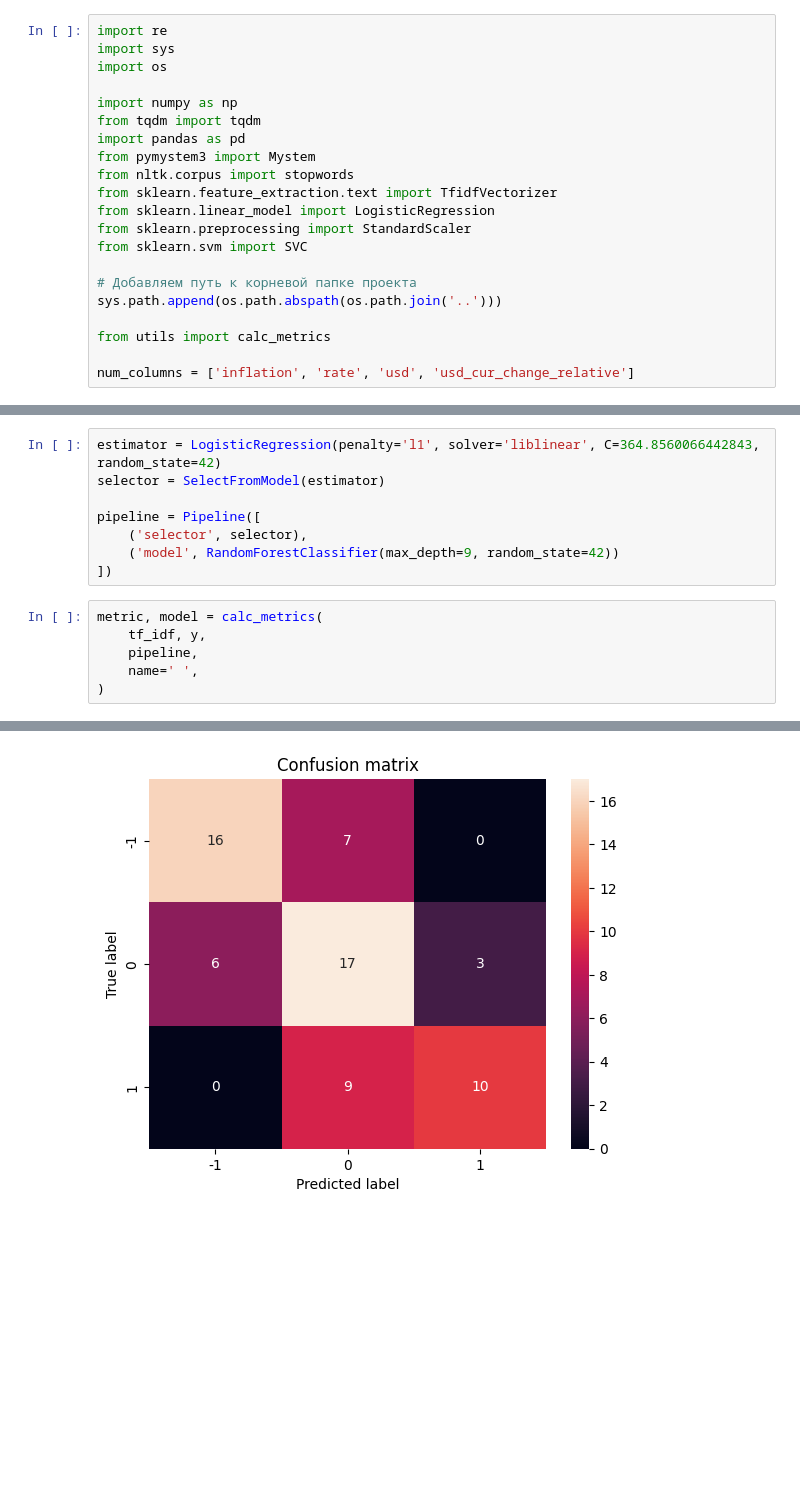
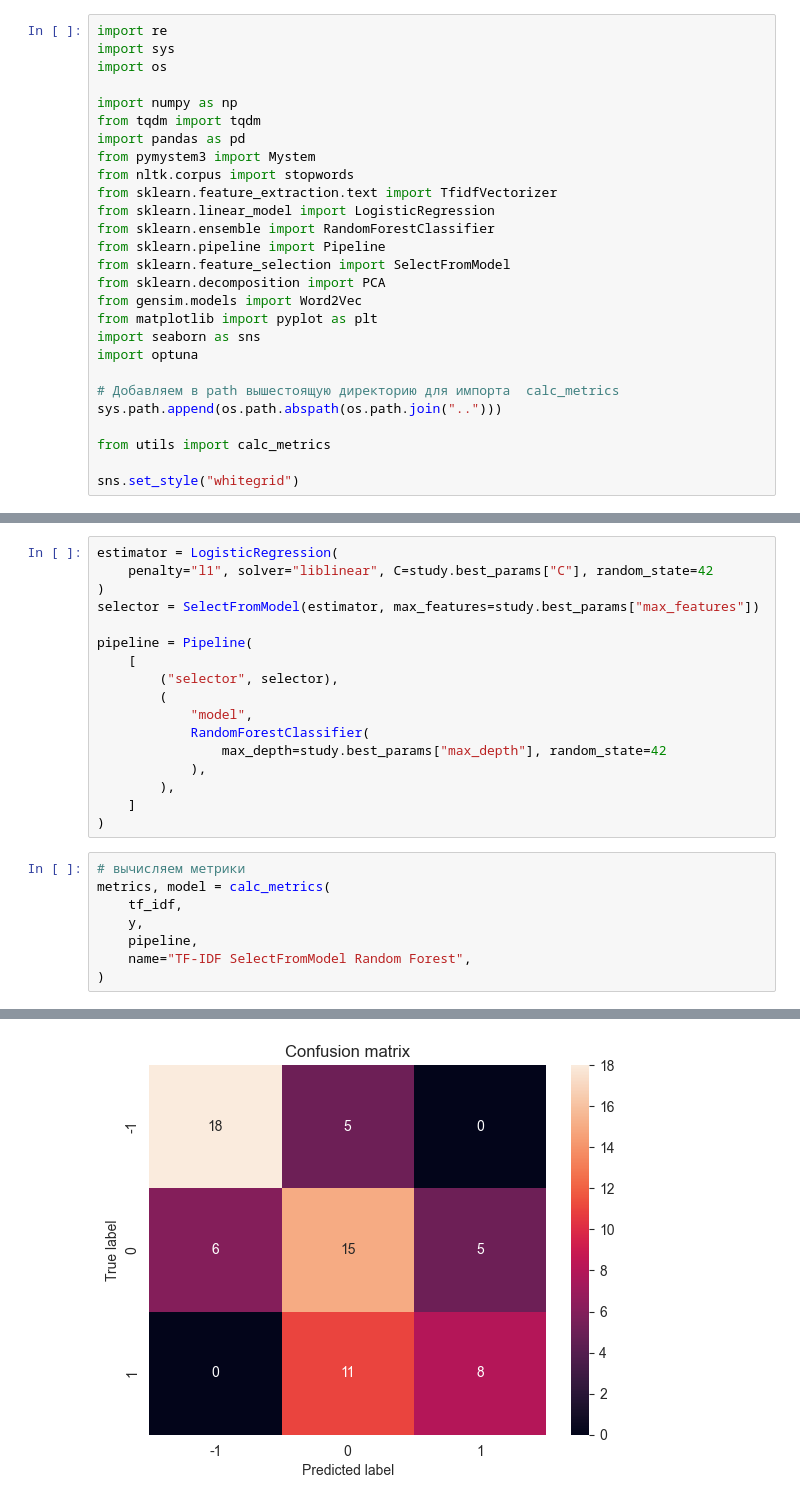
Before and after one commit to ai24-team-15/cbr-press-release-classifier, a Jupyter notebook: ml/non_linear_models/random_forest.ipynb, the cells around one changed output, grey strips where cells are left out. Cells and saved outputs as stored; diff of their text form; blank space fills up the shorter version.

```diff
--- a/ml/non_linear_models/random_forest.ipynb
+++ b/ml/non_linear_models/random_forest.ipynb
@@ -10,12 +12,18 @@ from pymystem3 import Mystem
 from nltk.corpus import stopwords
 from sklearn.feature_extraction.text import TfidfVectorizer
 from sklearn.linear_model import LogisticRegression
-from sklearn.preprocessing import StandardScaler
-from sklearn.svm import SVC
+from sklearn.ensemble import RandomForestClassifier
+from sklearn.pipeline import Pipeline
+from sklearn.feature_selection import SelectFromModel
+from sklearn.decomposition import PCA
+from gensim.models import Word2Vec
+from matplotlib import pyplot as plt
+import seaborn as sns
+import optuna
 
-# Добавляем путь к корневой папке проекта
-sys.path.append(os.path.abspath(os.path.join('..')))
+# Добавляем в path вышестоящую директорию для импорта  calc_metrics
+sys.path.append(os.path.abspath(os.path.join("..")))
 
 from utils import calc_metrics
 
-num_columns = ['inflation', 'rate', 'usd', 'usd_cur_change_relative']
+sns.set_style("whitegrid")
@@ -81,16 +129,27 @@ study.best_params
 # %%
-estimator = LogisticRegression(penalty='l1', solver='liblinear', C=364.8560066442843, random_state=42)
-selector = SelectFromModel(estimator)
+estimator = LogisticRegression(
+    penalty="l1", solver="liblinear", C=study.best_params["C"], random_state=42
+)
+selector = SelectFromModel(estimator, max_features=study.best_params["max_features"])
 
-pipeline = Pipeline([
-    ('selector', selector),
-    ('model', RandomForestClassifier(max_depth=9, random_state=42))
-])
+pipeline = Pipeline(
+    [
+        ("selector", selector),
+        (
+            "model",
+            RandomForestClassifier(
+                max_depth=study.best_params["max_depth"], random_state=42
+            ),
+        ),
+    ]
+)
 # %%
-metric, model = calc_metrics(
-    tf_idf, y,
+# вычисляем метрики
+metrics, model = calc_metrics(
+    tf_idf,
+    y,
     pipeline,
-    name=' ',
+    name="TF-IDF SelectFromModel Random Forest",
 )
 # %% [output]
               precision    recall  f1-score   support
@@ -105 +164 @@ weighted avg       0.66      0.63      0.64        68
-[figure, old version]
+[figure, new version]
```
Also changed, not shown: parts of 30 cells of this notebook.
